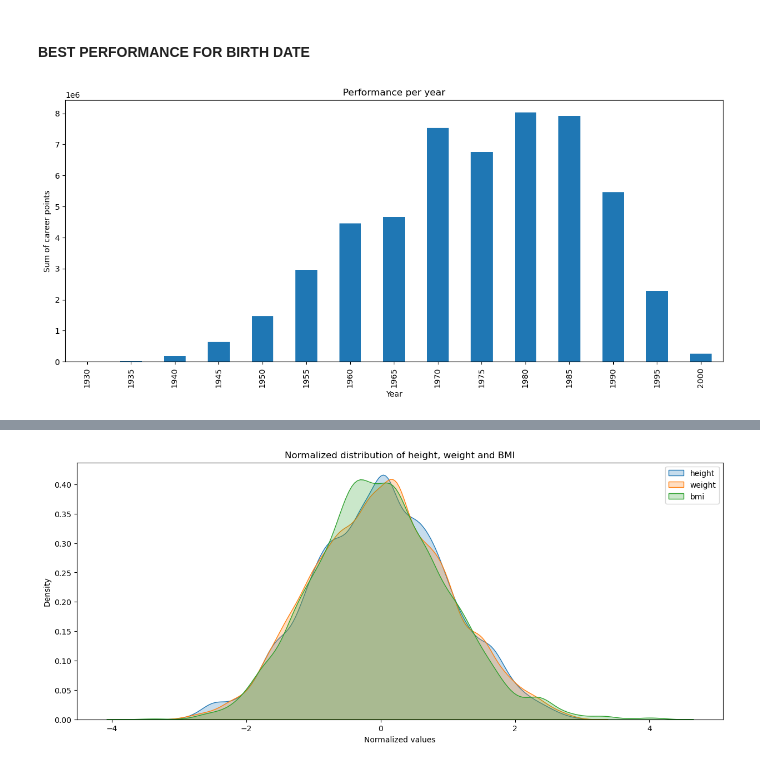
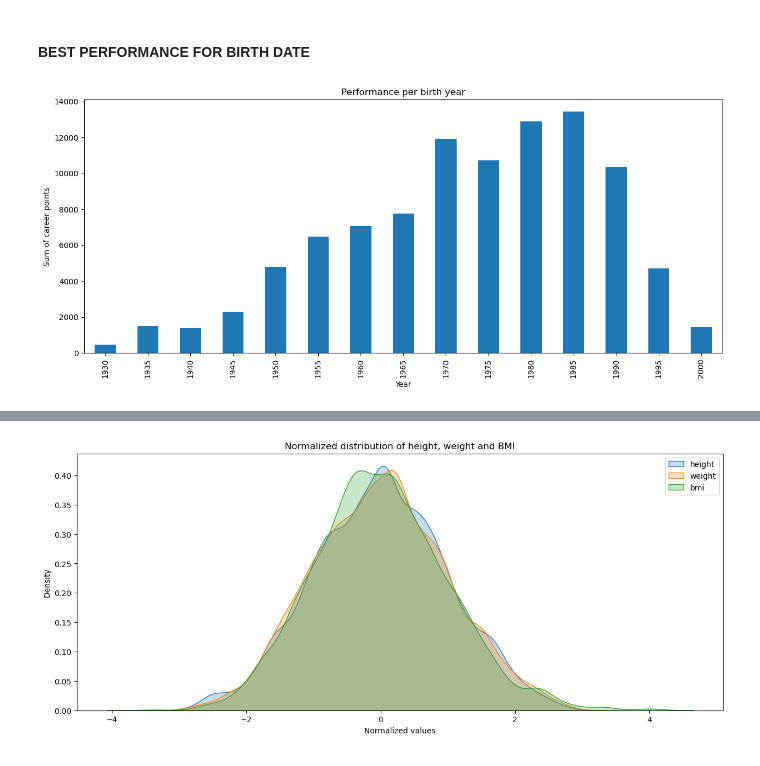
Before and after one commit to DadeOrsu/dm_project24_group_6, a Jupyter notebook: src/task2_data_transformation/feature engineering_cyclists.ipynb, the cells around one changed output, grey strips where cells are left out. Cells and saved outputs as stored; diff of their text form; code cells hidden in the pictures.

```diff
--- a/src/task2_data_transformation/feature engineering_cyclists.ipynb
+++ b/src/task2_data_transformation/feature engineering_cyclists.ipynb
@@ -237,6 +231,8 @@ Prima di togliere le righe che contengono ciclisti che non hanno gare registrate
 # %% [markdown]
 #### Most popular debut year
 # %%
+df3 = pd.read_csv(path.join('..','dataset', 'cyclists_final_enhanced.csv'))
+
 plt.figure(figsize=(15, 6))
 df3['debut_year'].value_counts().sort_index().plot(kind='bar')
 plt.title('Debut year distribution')
@@ -305,16 +305,16 @@ plt.show()
 # %%
 dfbinned=df3.copy()
 dfbinned['birth_year']=dfbinned['birth_year']//5*5
-performanceperyear = dfbinned.groupby('birth_year')['career_points'].sum()
+performanceperyear = dfbinned.groupby('birth_year')['career_points'].mean()
 
 plt.figure(figsize=(15, 6))
 performanceperyear.plot(kind='bar')
 #ADD BINNING FOR BETTER VISUALIZATION
 
-plt.title('Performance per year')
+plt.title('Performance per birth year')
 plt.xlabel('Year')
 plt.ylabel('Sum of career points')
 plt.xticks(rotation=90)
 plt.show()
 # %% [output]
-[figure, old version]
+[figure, new version]
```
Also changed, not shown: parts of 31 cells of this notebook, 1 other file.
